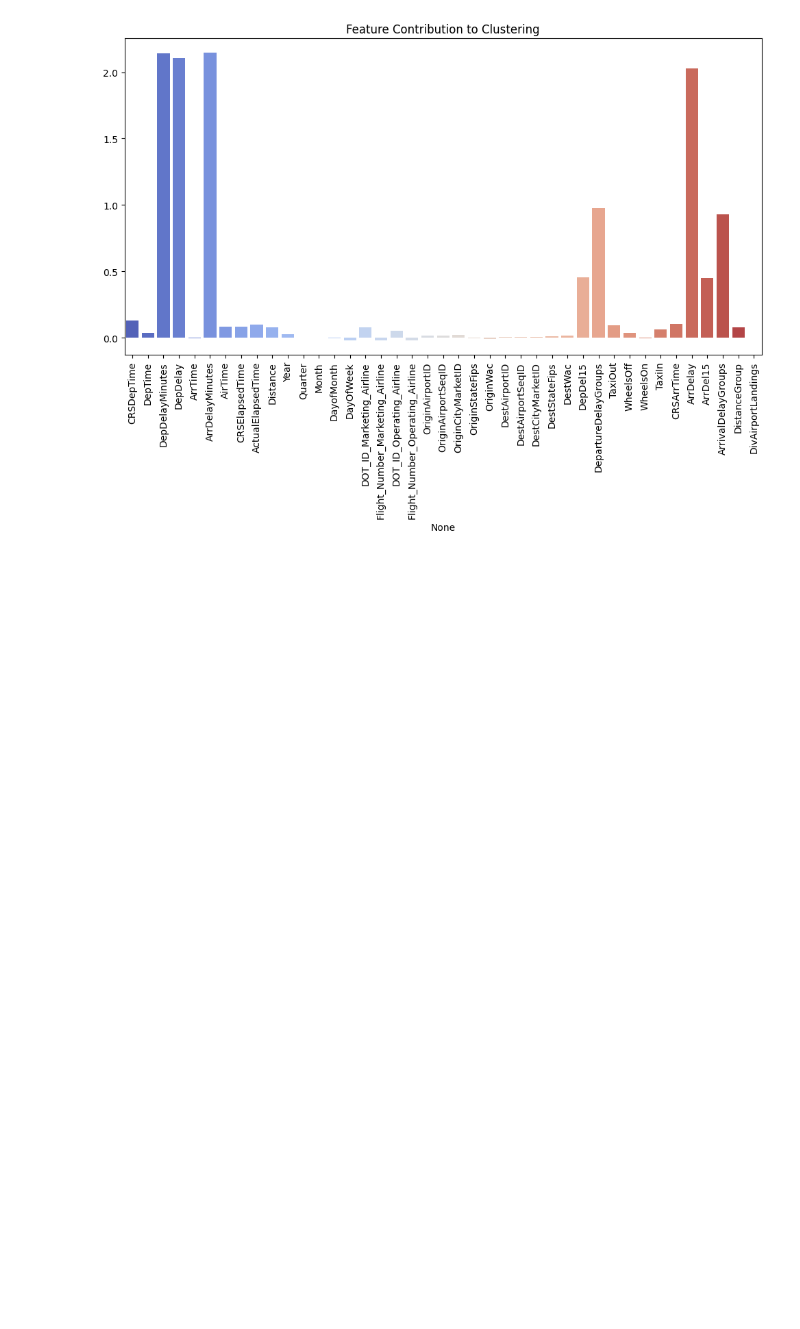
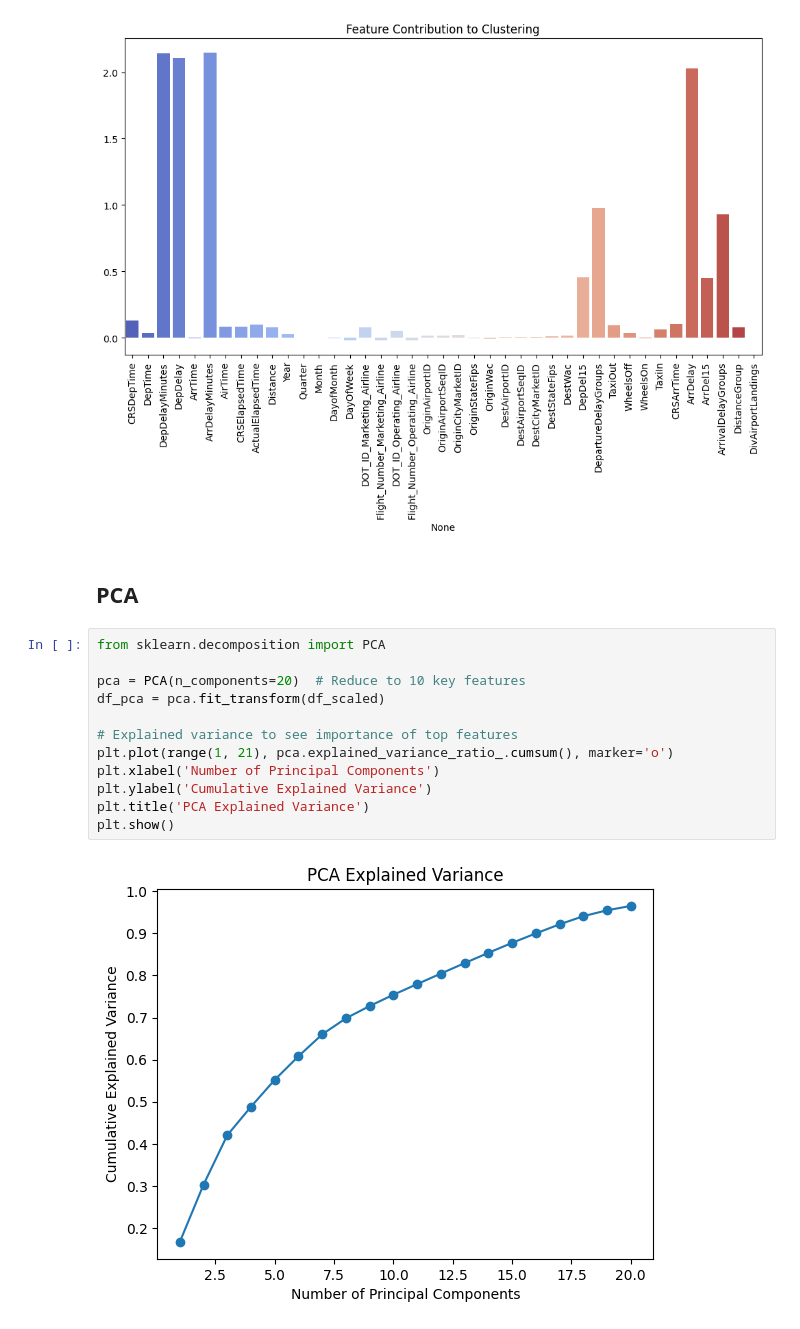
Before and after one commit to vaishnavi59bhure/Flight_Delay_Predictor_Team1, a Jupyter notebook: Unsupervised_Analysis.ipynb, the cells around one changed output. Drawn from its saved outputs; the diff is of its cells as text; blank space fills up the shorter version.

```diff
--- a/Unsupervised_Analysis.ipynb
+++ b/Unsupervised_Analysis.ipynb
@@ -633,3 +633,19 @@ Passing `palette` without assigning `hue` is deprecated and will be removed in v
 
   sns.barplot(x=df_features.columns, y=kmeans.cluster_centers_.mean(axis=0), palette="coolwarm")
 [figure]
+# %% [markdown]
+## **PCA**
+# %%
+from sklearn.decomposition import PCA
+
+pca = PCA(n_components=20)  # Reduce to 10 key features
+df_pca = pca.fit_transform(df_scaled)
+
+# Explained variance to see importance of top features
+plt.plot(range(1, 21), pca.explained_variance_ratio_.cumsum(), marker='o')
+plt.xlabel('Number of Principal Components')
+plt.ylabel('Cumulative Explained Variance')
+plt.title('PCA Explained Variance')
+plt.show()
+# %% [output]
+[figure, added]
```
Also changed, not shown: parts of 4 cells of this notebook.
